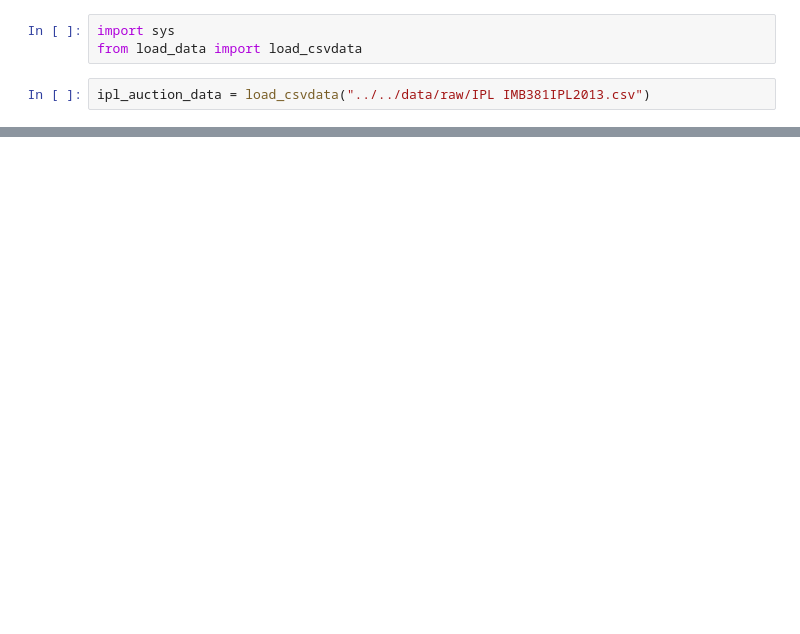
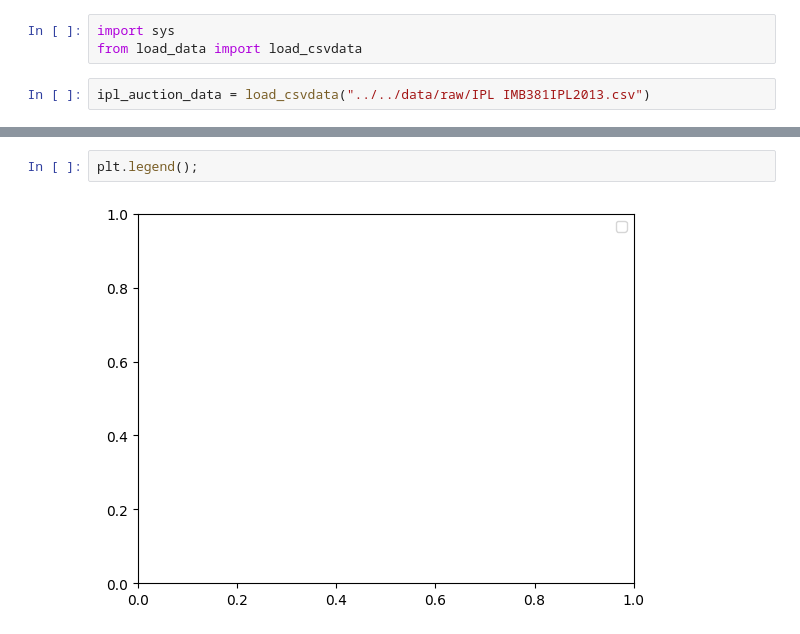
Before and after one commit to RajneeshKV/ml-using-python, a Jupyter notebook: src/notebooks/DescriptiveAnalytics.ipynb, the cells around one changed output, grey strips where cells are left out. Saved outputs shown, nothing was run; the diff lists cells and outputs as text; blank space fills up the shorter version.

```diff
--- a/src/notebooks/DescriptiveAnalytics.ipynb
+++ b/src/notebooks/DescriptiveAnalytics.ipynb
@@ -59,0 +172,4 @@ ipl_auction_data.shape
+# %%
+plt.legend();
+# %% [output]
+[figure, added]
```
Also changed, not shown: parts of 69 cells of this notebook.
